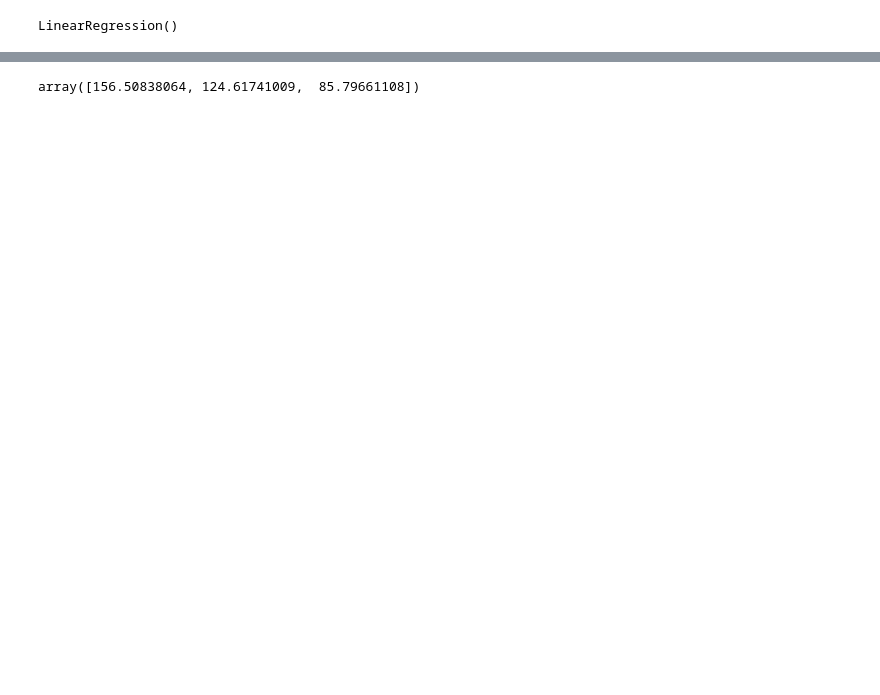
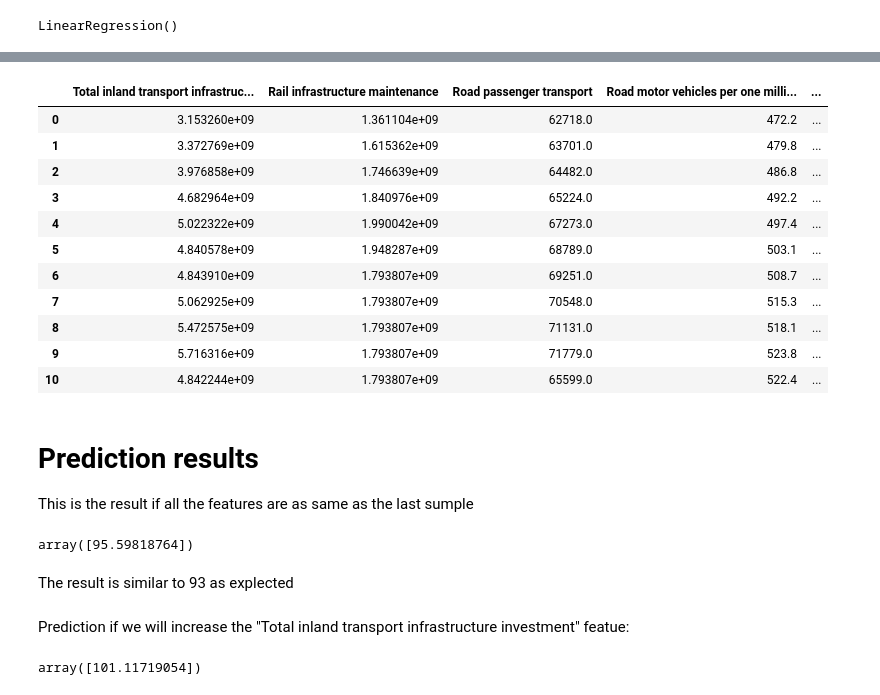
Before and after one commit to zeevSozin/data-science-project, a Jupyter notebook: ML-algo/Norway_ML.ipynb, the cells around one changed output, grey strips where cells are left out. Cells and saved outputs as stored; diff of their text form; code cells hidden in the pictures; blank space fills up the shorter version.

Commit message:
Norway ML

```diff
--- a/OECD_ML.ipynb
+++ b/ML-algo/Norway_ML.ipynb
@@ -7,7 +7,7 @@ from sklearn.metrics import mean_squared_error
 import matplotlib.pyplot as plt
 %matplotlib inline
 # %%
-NorwayDf=pd.read_csv("./CleanDataFrames/Norway.csv")
+NorwayDf=pd.read_csv("../CleanDataFrames/Norway.csv")
 # %%
 NorwayDf
 # %% [output]
@@ -89,4 +75,34 @@ R2: 1.0
-# %%
-lr.predict(X_test)
-# %% [output]
-array([156.50838064, 124.61741009,  85.79661108])
+# %%
+NorwayDf[['Total inland transport infrastructure investment',
+'Rail infrastructure maintenance','Road passenger transport',
+'Road motor vehicles per one million units of current USD GDP',
+'Density of road (km per one hundred sq. km)',
+'Total railway enterprises - Number at 31.12']]
+# %% [output]
+|  | Total inland transport infrastruc... | Rail infrastructure maintenance | Road passenger transport | Road motor vehicles per one milli... | ... |
+| 0 | 3.153260e+09 | 1.361104e+09 | 62718.0 | 472.2 | ... |
+| 1 | 3.372769e+09 | 1.615362e+09 | 63701.0 | 479.8 | ... |
+| 2 | 3.976858e+09 | 1.746639e+09 | 64482.0 | 486.8 | ... |
+| 3 | 4.682964e+09 | 1.840976e+09 | 65224.0 | 492.2 | ... |
+| 4 | 5.022322e+09 | 1.990042e+09 | 67273.0 | 497.4 | ... |
+| 5 | 4.840578e+09 | 1.948287e+09 | 68789.0 | 503.1 | ... |
+| 6 | 4.843910e+09 | 1.793807e+09 | 69251.0 | 508.7 | ... |
+| 7 | 5.062925e+09 | 1.793807e+09 | 70548.0 | 515.3 | ... |
+| 8 | 5.472575e+09 | 1.793807e+09 | 71131.0 | 518.1 | ... |
+| 9 | 5.716316e+09 | 1.793807e+09 | 71779.0 | 523.8 | ... |
+| 10 | 4.842244e+09 | 1.793807e+09 | 65599.0 | 522.4 | ... |
+# %% [markdown]
+# Prediction results
+This is the result if all the features are as same as the last sumple
+# %%
+lr.predict([[4.842244e+09, 1.793807e+09, 65599.0, 522.4,1.35,15]])
+# %% [output]
+array([95.59818764])
+# %% [markdown]
+The result is similar to 93 as explected
+# %% [markdown]
+Prediction if we will increase the "Total inland transport infrastructure investment" featue:
+# %%
+lr.predict([[4.942244e+09, 1.793807e+09, 65599.0, 522.4,1.35,15]])
+# %% [output]
+array([101.11719054])
```
Also changed, not shown: parts of 23 cells of this notebook, 1 other file.
